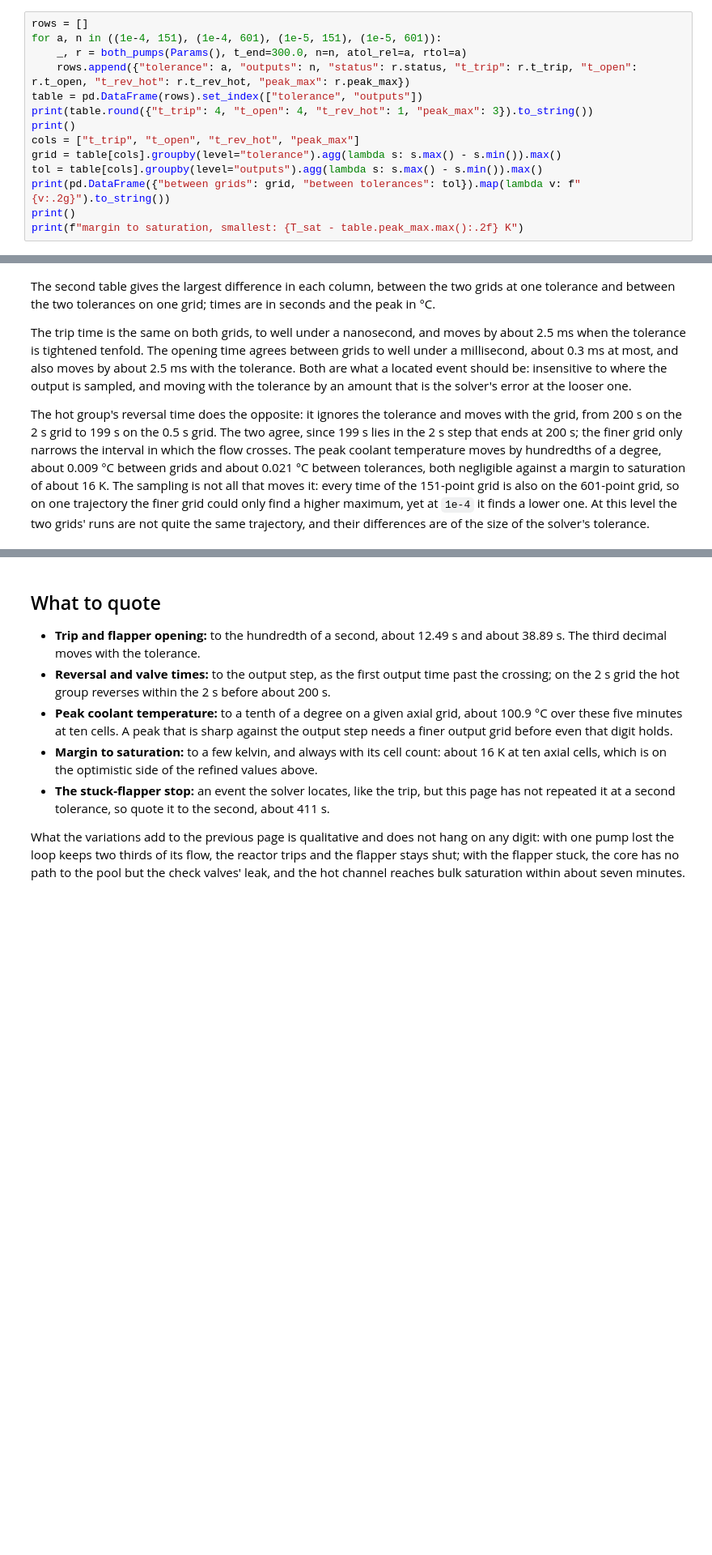
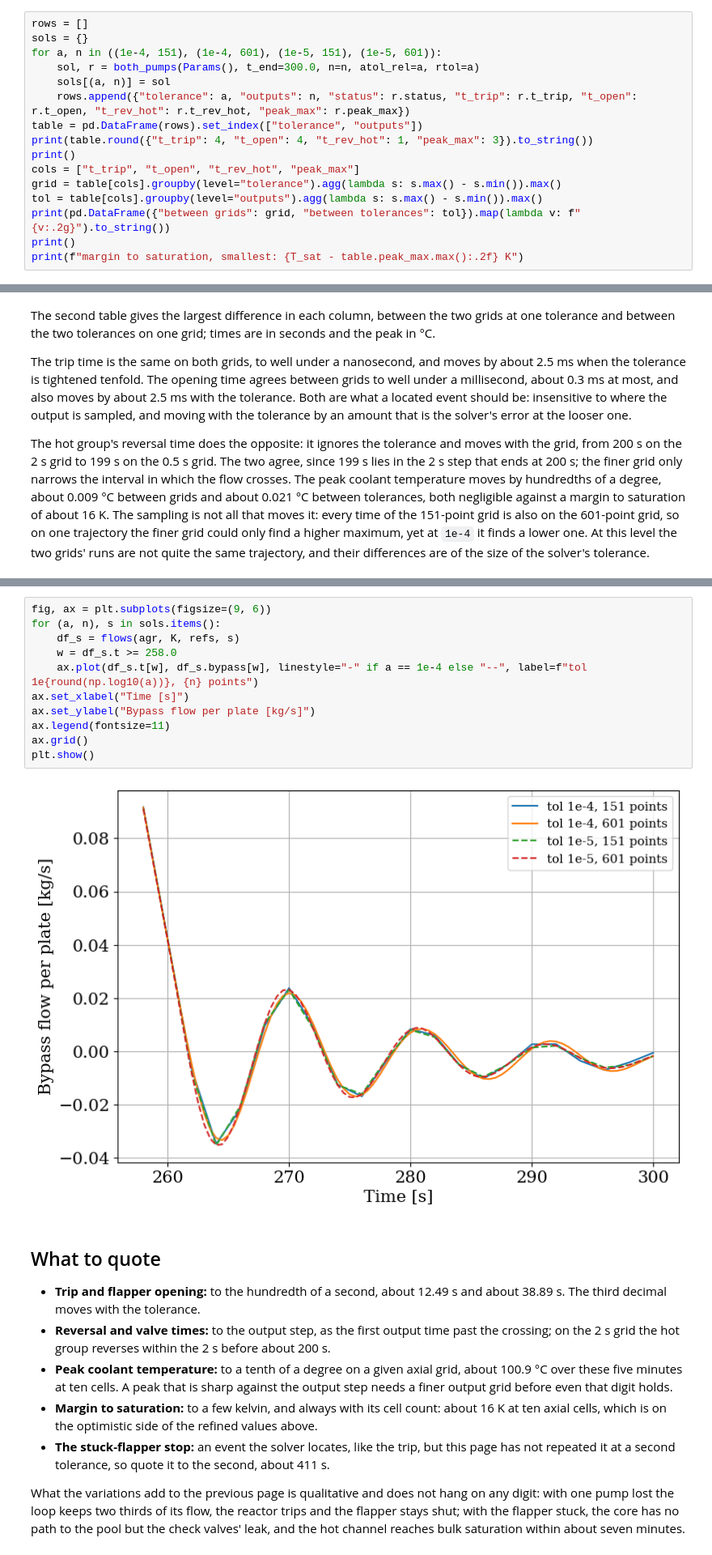
Before and after one commit to ramp-nuclear/STREAM, a Jupyter notebook: docs/source/LOFAVariations.ipynb, the cells around one changed output, grey strips where cells are left out. Shown at 81% size. Cells and saved outputs as stored; diff of their text form; blank space fills up the shorter version.

```diff
--- a/docs/source/LOFAVariations.ipynb
+++ b/docs/source/LOFAVariations.ipynb
@@ -170,8 +170,10 @@ Every run completes, the forty-cell one included. The margin falls with each ref
 Every number on these pages comes from one solver tolerance, a relative `1e-4`, and one output grid. The cell below reruns the first five minutes of the both-pumps case at two tolerances, `1e-4` and `1e-5`, and two output grids, 151 and 601 times, a step of 2 s and 0.5 s. Two kinds of number should behave differently. The reactor trip and the flapper opening are events the solver locates in time, so they should not depend on the output grid, and should move with the tolerance only by the size of the solver's error. A reversal time is the first output time past the crossing and the peak coolant temperature is the largest sampled value, so both are read off the grid. The tightened runs take about two minutes in all.
 # %%
 rows = []
+sols = {}
 for a, n in ((1e-4, 151), (1e-4, 601), (1e-5, 151), (1e-5, 601)):
-    _, r = both_pumps(Params(), t_end=300.0, n=n, atol_rel=a, rtol=a)
+    sol, r = both_pumps(Params(), t_end=300.0, n=n, atol_rel=a, rtol=a)
+    sols[(a, n)] = sol
     rows.append({"tolerance": a, "outputs": n, "status": r.status, "t_trip": r.t_trip, "t_open": r.t_open, "t_rev_hot": r.t_rev_hot, "peak_max": r.peak_max})
 table = pd.DataFrame(rows).set_index(["tolerance", "outputs"])
 print(table.round({"t_trip": 4, "t_open": 4, "t_rev_hot": 1, "peak_max": 3}).to_string())
@@ -206,3 +216,16 @@ The hot group's reversal time does the opposite: it ignores the tolerance and mo
+# %%
+fig, ax = plt.subplots(figsize=(9, 6))
+for (a, n), s in sols.items():
+    df_s = flows(agr, K, refs, s)
+    w = df_s.t >= 258.0
+    ax.plot(df_s.t[w], df_s.bypass[w], linestyle="-" if a == 1e-4 else "--", label=f"tol 1e{round(np.log10(a))}, {n} points")
+ax.set_xlabel("Time [s]")
+ax.set_ylabel("Bypass flow per plate [kg/s]")
+ax.legend(fontsize=11)
+ax.grid()
+plt.show()
+# %% [output]
+[figure, added]
 # %% [markdown]
 ## What to quote
 
```
Also changed, not shown: parts of 2 cells of this notebook, 1 other file.
